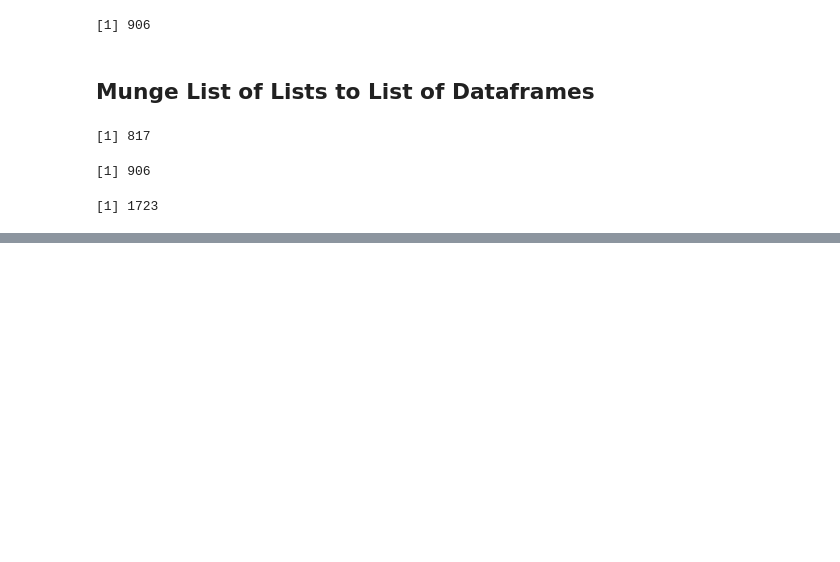
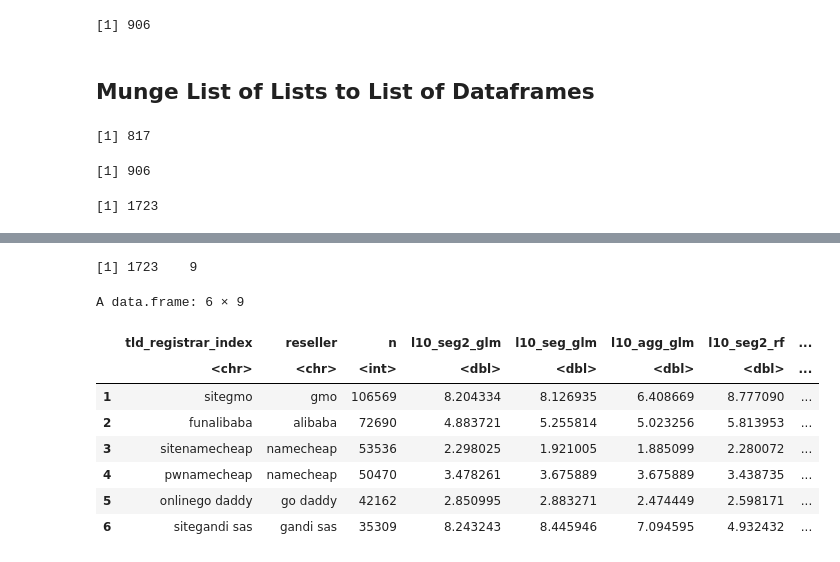
Before and after one commit to liouviaglou/Domains, a Jupyter notebook: scripts/phaseII_05_moredata/tld_reseller_compare_meta.ipynb, the cells around one changed output, grey strips where cells are left out. Drawn from its saved outputs; the diff is of its cells as text; code cells hidden in the pictures; blank space fills up the shorter version.

Commit message:
finished munging tld_reseller, ready for feature eng & metalearning)

```diff
--- a/scripts/phaseII_05_moredata/tld_reseller_compare_meta.ipynb
+++ b/scripts/phaseII_05_moredata/tld_reseller_compare_meta.ipynb
@@ -186,0 +178,6 @@ length(compare_df_list_0001_1723)
+# %%
+for (i in 1:length(compare_df_list_0001_1723)){
+    compare_df_list_0001_1723[[i]]$tld_registrar_index <- tld_reseller_lookup_df[[i,"tld_registrar_index"]]
+    compare_df_list_0001_1723[[i]]$reseller <- tld_reseller_lookup_df[[i,"reseller"]]
+    compare_df_list_0001_1723[[i]]$n <- tld_reseller_lookup_df[[i,"n"]]
+}
@@ -186,0 +198,5 @@ length(compare_df_list_0001_1723)
+# %%
+for (i in 1:length(compare_df_list_0001_1723)){
+    lookup_df <- expiry_test_df_1 %>% filter(tld_registrar_index==compare_df_list_0001_1723[[i]]$tld_registrar_index[[1]]) %>% select(domain_id, domain)
+    compare_df_list_0001_1723[[i]] <- cbind(compare_df_list_0001_1723[[i]],lookup_df)
+}
@@ -186,0 +256,13 @@ length(compare_df_list_0001_1723)
+# %%
+l10_seg2_glm <- unlist(lapply(lapply(compare_df_list_0001_1723, chart_lift, dep_var = "actual",
+                                     pred_var = "pred_df_seg2_glm"), function(x) x[[1,"lift"]]))
+l10_seg_glm <- unlist(lapply(lapply(compare_df_list_0001_1723, chart_lift, dep_var = "actual",
+                                     pred_var = "pred_df_seg_glm"), function(x) x[[1,"lift"]]))
+l10_agg_glm <- unlist(lapply(lapply(compare_df_list_0001_1723, chart_lift, dep_var = "actual",
+                                     pred_var = "pred_df_agg_glm"), function(x) x[[1,"lift"]]))
+l10_seg2_rf <- unlist(lapply(lapply(compare_df_list_0001_1723, chart_lift, dep_var = "actual",
+                                     pred_var = "pred_df_seg2_rf"), function(x) x[[1,"lift"]]))
+l10_seg_rf <- unlist(lapply(lapply(compare_df_list_0001_1723, chart_lift, dep_var = "actual",
+                                     pred_var = "pred_df_seg_rf"), function(x) x[[1,"lift"]]))
+l10_agg_rf <- unlist(lapply(lapply(compare_df_list_0001_1723, chart_lift, dep_var = "actual",
+                                     pred_var = "pred_df_agg_rf"), function(x) x[[1,"lift"]]))
@@ -186,0 +282,17 @@ length(compare_df_list_0001_1723)
+# %%
+df1 <- data.frame(cbind(l10_seg2_glm,l10_seg_glm,l10_agg_glm,
+                       l10_seg2_rf,l10_seg_rf,l10_agg_rf))
+df1 <- cbind(data.frame(tld_reseller_lookup_df), df1)
+dim(df1)
+head(df1)
+# %% [output]
+[1] 1723    9
+A data.frame: 6 × 9
+|  | tld_registrar_index | reseller | n | l10_seg2_glm | l10_seg_glm | l10_agg_glm | l10_seg2_rf | ... |
+|  | <chr> | <chr> | <int> | <dbl> | <dbl> | <dbl> | <dbl> | ... |
+| 1 | sitegmo | gmo | 106569 | 8.204334 | 8.126935 | 6.408669 | 8.777090 | ... |
+| 2 | funalibaba | alibaba | 72690 | 4.883721 | 5.255814 | 5.023256 | 5.813953 | ... |
+| 3 | sitenamecheap | namecheap | 53536 | 2.298025 | 1.921005 | 1.885099 | 2.280072 | ... |
+| 4 | pwnamecheap | namecheap | 50470 | 3.478261 | 3.675889 | 3.675889 | 3.438735 | ... |
+| 5 | onlinego daddy | go daddy | 42162 | 2.850995 | 2.883271 | 2.474449 | 2.598171 | ... |
+| 6 | sitegandi sas | gandi sas | 35309 | 8.243243 | 8.445946 | 7.094595 | 4.932432 | ... |
```
Also changed, not shown: parts of 19 cells of this notebook, 1 other file.
